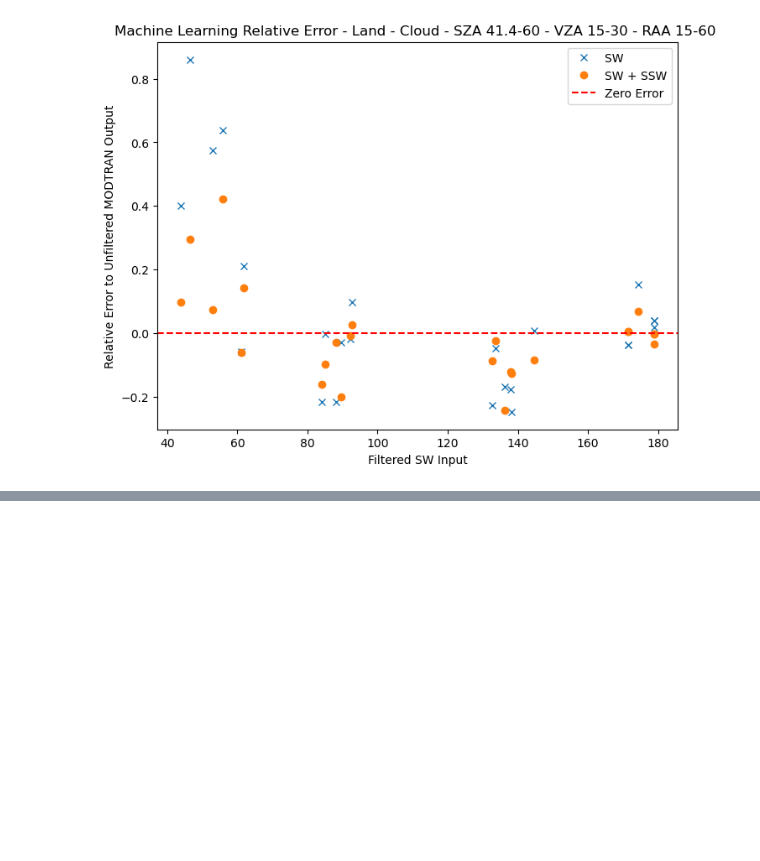
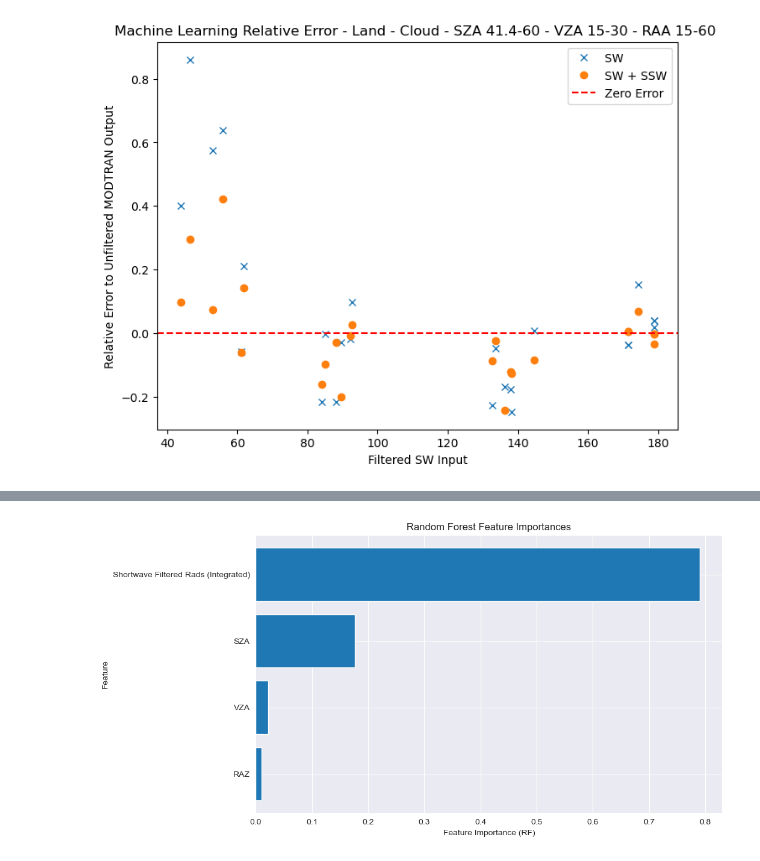
Before and after one commit to LASP-Libera/libera_unfiltering, a Jupyter notebook: nb_pt1.ipynb, the cells around one changed output, grey strips where cells are left out. Cells and saved outputs as stored; diff of their text form; code cells hidden in the pictures; blank space fills up the shorter version.

```diff
--- a/nb_pt1.ipynb
+++ b/nb_pt1.ipynb
@@ -2988,0 +3242,4 @@ Land - Binned Fit:
+# %%
+plot_importances(sw_with_geos, ["SZA", 'VZA', 'RAZ', "Shortwave Filtered Rads (Integrated)"])
+# %% [output]
+[figure, added]
```
Also changed, not shown: parts of 41 cells of this notebook, 15 other files.
